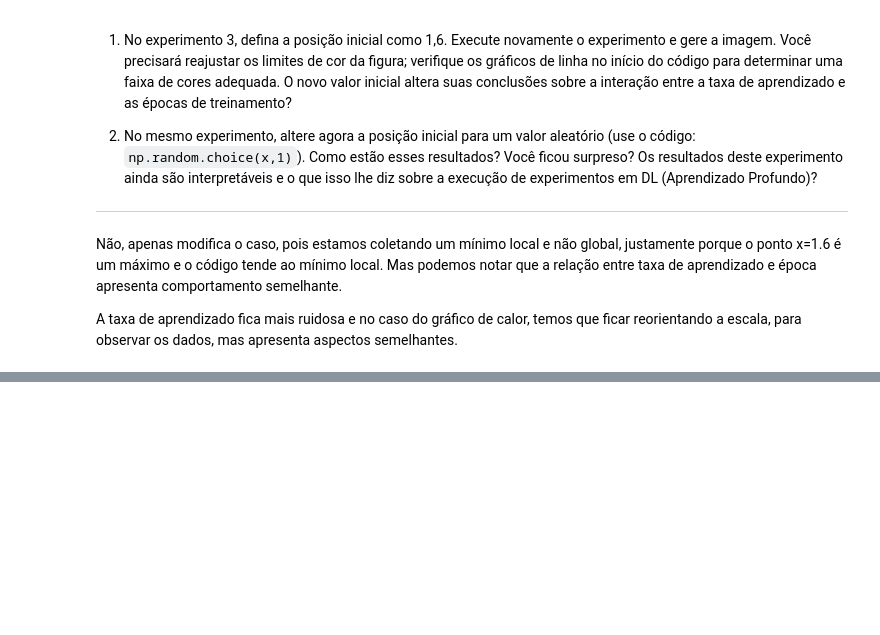
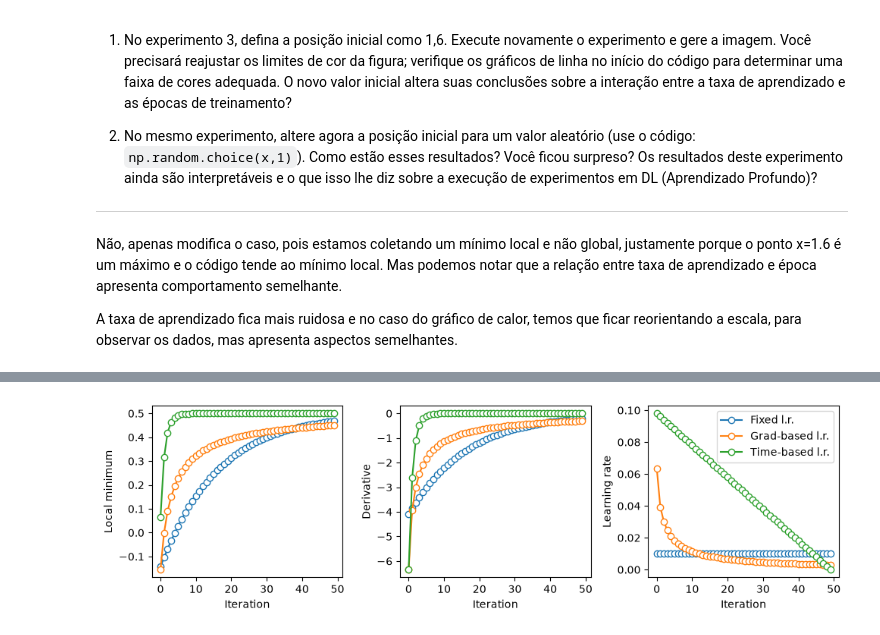
Before and after one commit to ISO158/udemy-deep-learning-cohen, a Jupyter notebook: 02-gradient-descent/03_gradient_numpy_pytorch.ipynb, the cells around one changed output, grey strips where cells are left out. Saved outputs shown, nothing was run; the diff lists cells and outputs as text; code cells hidden in the pictures; blank space fills up the shorter version.

```diff
--- a/02-gradient-descent/03_gradient_numpy_pytorch.ipynb
+++ b/02-gradient-descent/03_gradient_numpy_pytorch.ipynb
@@ -175,0 +184,8 @@ A taxa de aprendizado fica mais ruidosa e no caso do gráfico de calor, temos qu
+# %%
+# function (as a function)
+def fx(x):
+    return 3*x**2 - 3*x + 4
+
+# your derivative
+def deriv(x):
+    return 6*x - 3
@@ -175,0 +244,33 @@ A taxa de aprendizado fica mais ruidosa e no caso do gráfico de calor, temos qu
+# %%
+# redefine parameters
+learning_rate = .1
+localmin = initval
+
+# run through training and store all the results
+modelparamsTime = np.zeros((training_epochs,3))
+for i in range(training_epochs):
+  grad = deriv(localmin)
+  lr = learning_rate*(1-(i+1)/training_epochs)
+  localmin = localmin - lr*grad
+  modelparamsTime[i,0] = localmin[0]
+  modelparamsTime[i,1] = grad[0]
+  modelparamsTime[i,2] = lr
+# %%
+fig,ax = plt.subplots(1,3,figsize=(10,3))
+
+# generate the plots
+for i in range(3):
+  ax[i].plot(modelparamsFixed[:,i],'o-',markerfacecolor='w')
+  ax[i].plot(modelparamsGrad[:,i],'o-',markerfacecolor='w')
+  ax[i].plot(modelparamsTime[:,i],'o-',markerfacecolor='w')
+  ax[i].set_xlabel('Iteration')
+
+ax[0].set_ylabel('Local minimum')
+ax[1].set_ylabel('Derivative')
+ax[2].set_ylabel('Learning rate')
+ax[2].legend(['Fixed l.r.','Grad-based l.r.','Time-based l.r.'])
+
+plt.tight_layout()
+plt.show()
+# %% [output]
+[figure, added]
```
Also changed, not shown: parts of 5 cells of this notebook.
